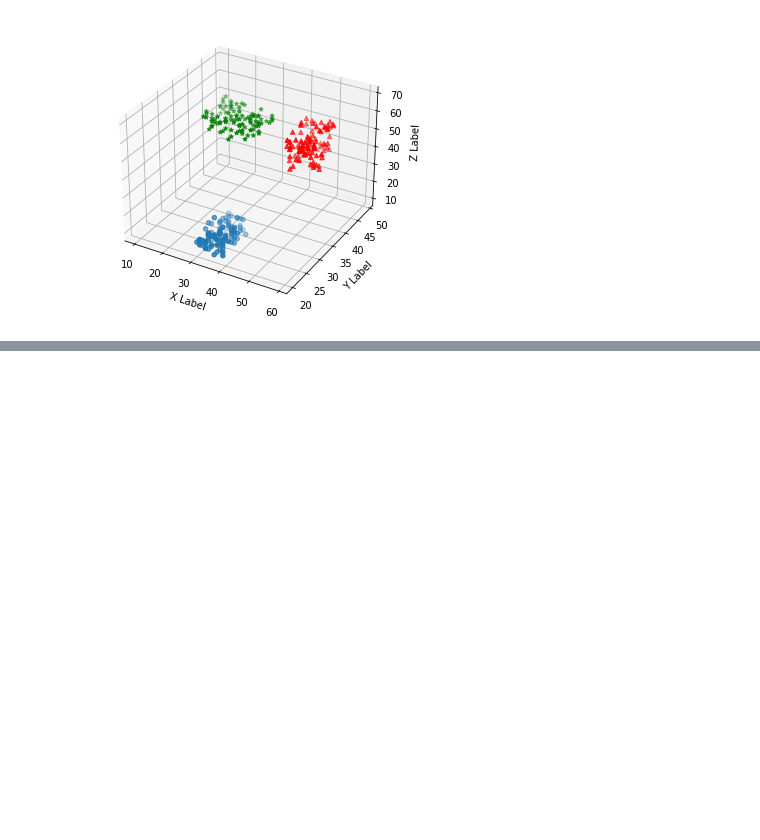
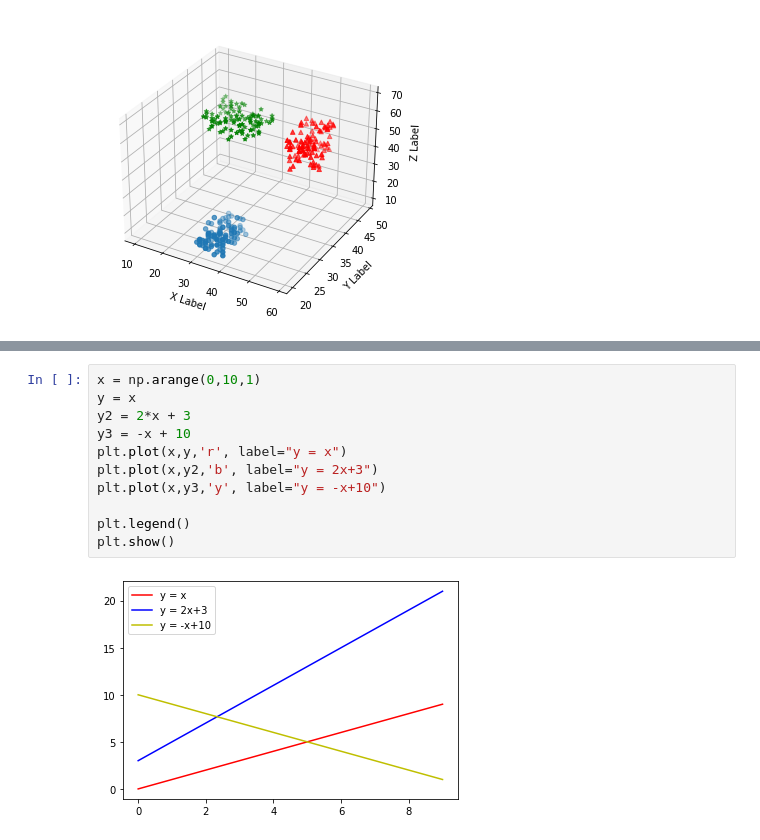
Before and after one commit to youngcher/Python, a Jupyter notebook: .github/workflows/matplotlib.ipynb, the cells around one changed output, grey strips where cells are left out. Saved outputs shown, nothing was run; the diff lists cells and outputs as text; blank space fills up the shorter version.

```diff
--- a/.github/workflows/matplotlib.ipynb
+++ b/.github/workflows/matplotlib.ipynb
@@ -261,0 +286,13 @@ Text(0.5, 0, 'Z Label')
+# %%
+x = np.arange(0,10,1)
+y = x
+y2 = 2*x + 3
+y3 = -x + 10
+plt.plot(x,y,'r', label="y = x")
+plt.plot(x,y2,'b', label="y = 2x+3")
+plt.plot(x,y3,'y', label="y = -x+10")
+
+plt.legend()
+plt.show()
+# %% [output]
+[figure, added]
```
Also changed, not shown: parts of 10 cells of this notebook.
